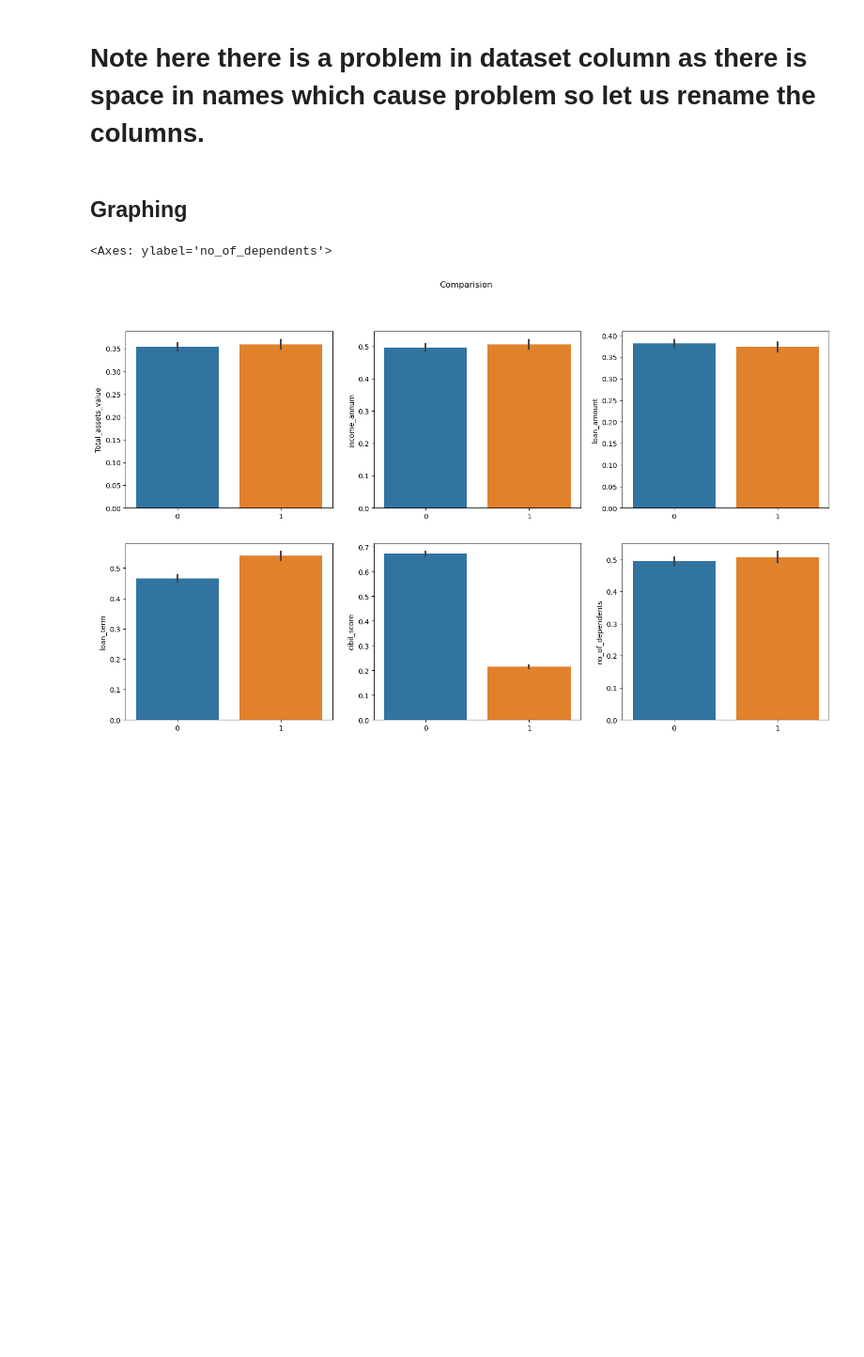
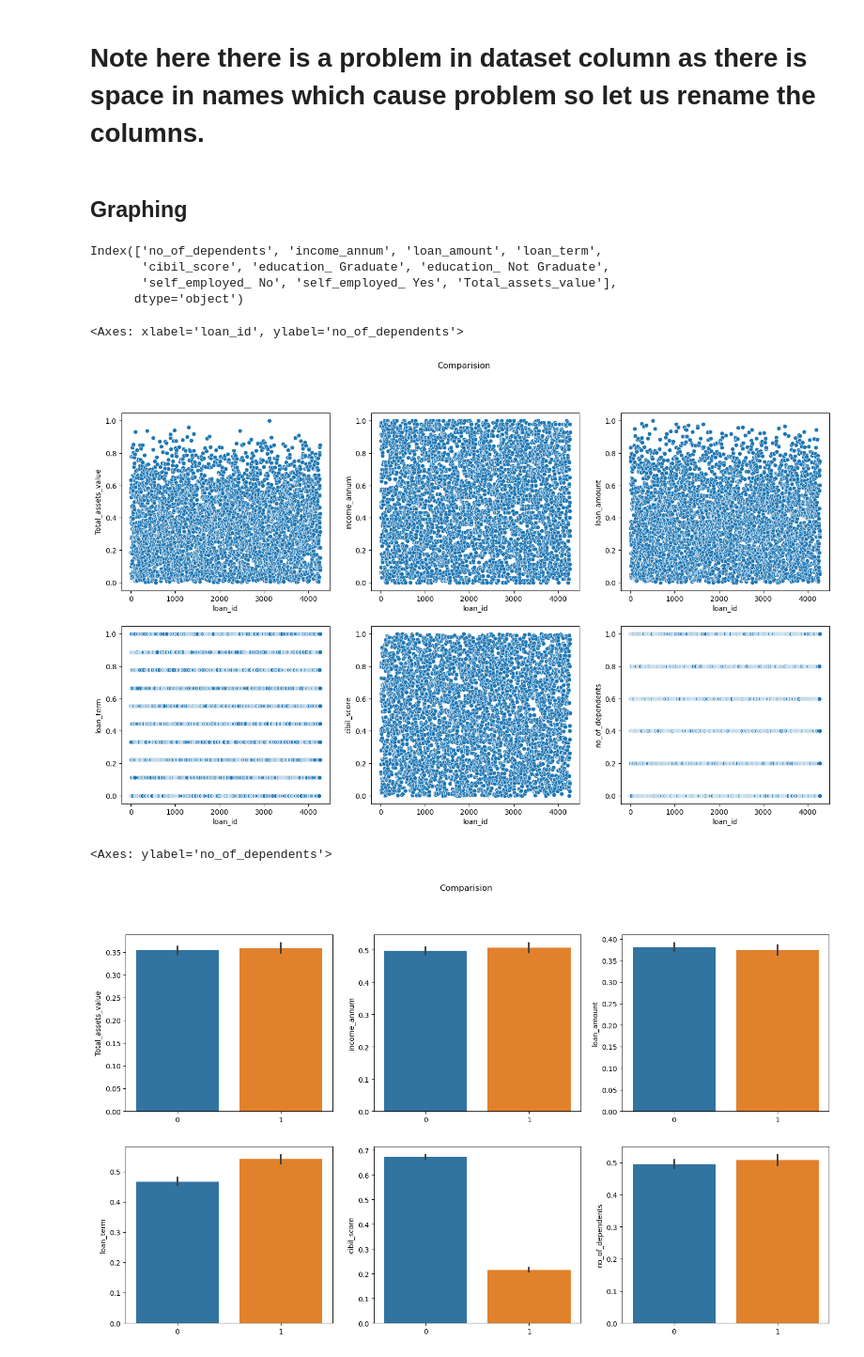
Before and after one commit to Va-un/Loan_approval, a Jupyter notebook: loan-appval.ipynb, the cells around one changed output. Shown at 94% size. Drawn from its saved outputs; the diff is of its cells as text; code cells hidden in the pictures; blank space fills up the shorter version.

```diff
--- a/loan-appval.ipynb
+++ b/loan-appval.ipynb
@@ -106,6 +91,25 @@ df,y = preprocess(df)
 # %%
 import seaborn as sns
 import matplotlib.pyplot as plt
+# %%
+df.columns
+# %% [output]
+Index(['no_of_dependents', 'income_annum', 'loan_amount', 'loan_term',
+       'cibil_score', 'education_ Graduate', 'education_ Not Graduate',
+       'self_employed_ No', 'self_employed_ Yes', 'Total_assets_value'],
+      dtype='object')
+# %%
+fig, axes = plt.subplots(2, 3, figsize=(18, 10))
+fig.suptitle('Comparision')
+sns.scatterplot( df ,ax=axes[0, 0] , x = 'loan_id', y =  'Total_assets_value' ,)
+sns.scatterplot( df ,ax=axes[0, 1] , x = 'loan_id', y =  'income_annum')
+sns.scatterplot( df ,ax=axes[0, 2] , x = 'loan_id', y =  'loan_amount')
+sns.scatterplot( df ,ax=axes[1, 0] , x = 'loan_id', y =  'loan_term')
+sns.scatterplot( df ,ax=axes[1, 1] , x = 'loan_id', y =  'cibil_score')
+sns.scatterplot( df ,ax=axes[1, 2] , x = 'loan_id', y =  'no_of_dependents')
+# %% [output]
+<Axes: xlabel='loan_id', ylabel='no_of_dependents'>
+[figure, added]
 # %%
 
 fig, axes = plt.subplots(2, 3, figsize=(18, 10))
```
Also changed, not shown: parts of 5 cells of this notebook.
